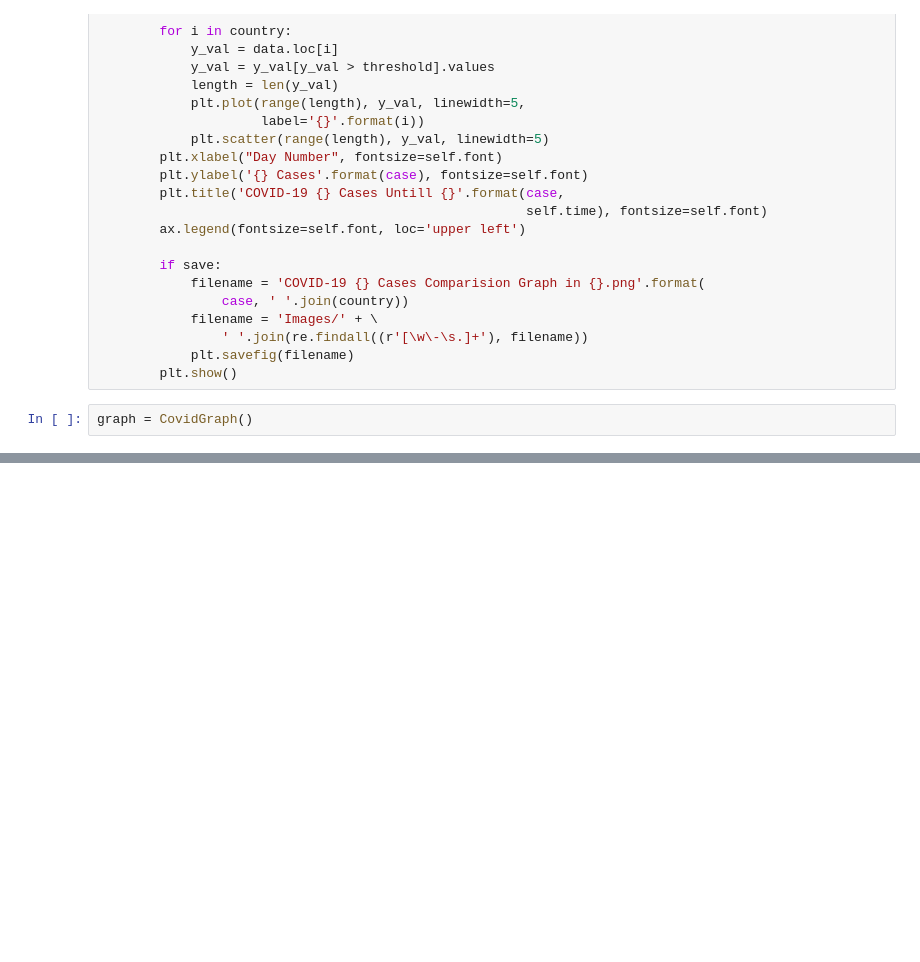
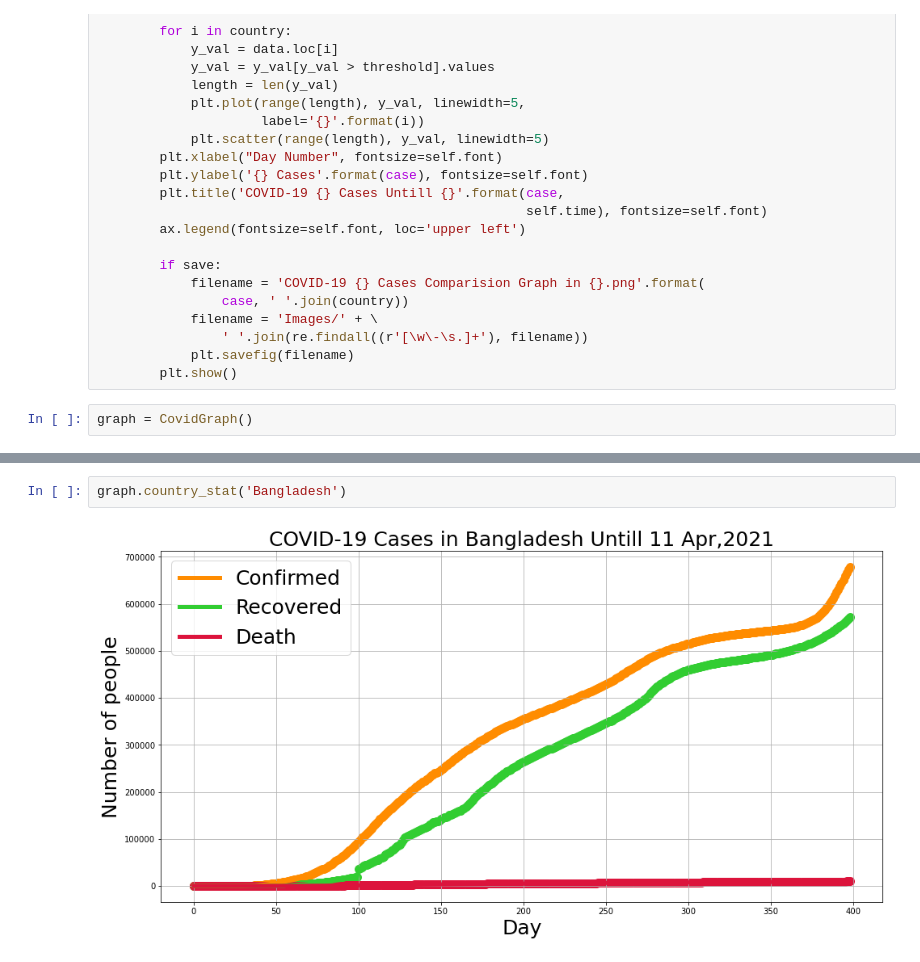
Before and after one commit to Mazhar004/python-data-visualization, a Jupyter notebook: Corona Affected Country/Graph.ipynb, the cells around one changed output, grey strips where cells are left out. Saved outputs shown, nothing was run; the diff lists cells and outputs as text; blank space fills up the shorter version.

```diff
--- a/Corona Affected Country/Graph.ipynb
+++ b/Corona Affected Country/Graph.ipynb
@@ -99,0 +100,4 @@ graph.country_stat('US')
+# %%
+graph.country_stat('Bangladesh')
+# %% [output]
+[figure, added]
```
Also changed, not shown: parts of 3 cells of this notebook, 15 other files.
